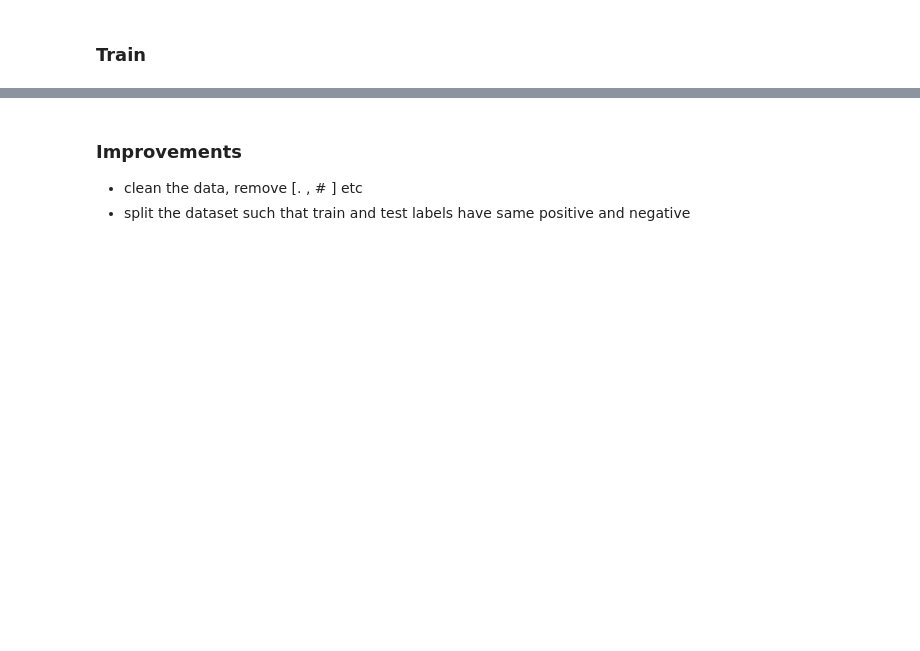
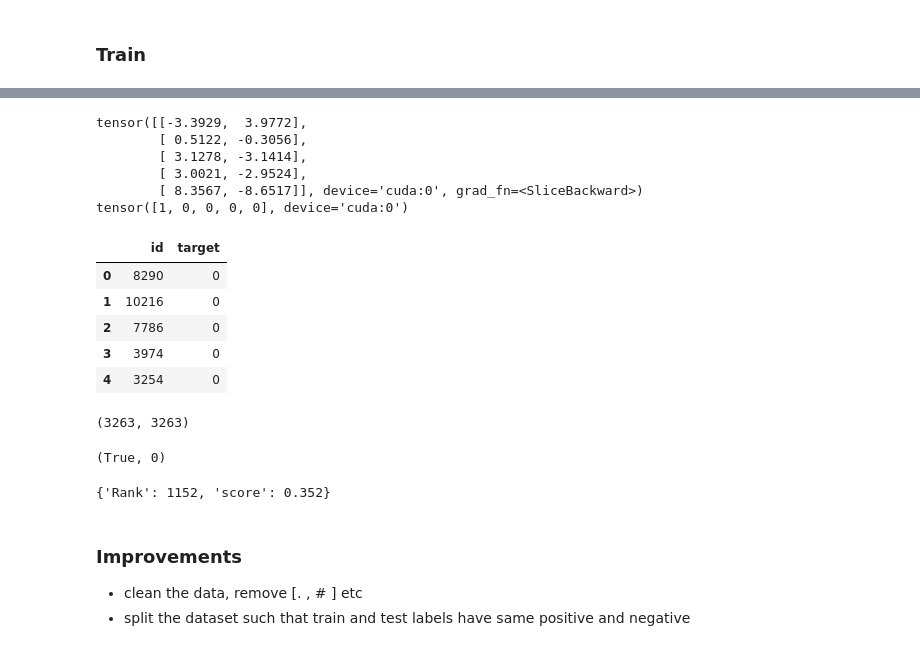
Before and after one commit to harshraj22/DeepLearning, a Jupyter notebook: submissions/Kaggle [Disaster Tweet]/Disaster_Tweet_Kaggle.ipynb, the cells around one changed output, grey strips where cells are left out. Saved outputs shown, nothing was run; the diff lists cells and outputs as text; code cells hidden in the pictures; blank space fills up the shorter version.

```diff
--- a/submissions/Kaggle [Disaster Tweet]/Disaster_Tweet_Kaggle.ipynb
+++ b/submissions/Kaggle [Disaster Tweet]/Disaster_Tweet_Kaggle.ipynb
@@ -281,0 +362,8 @@ list(df['text'])[40:100]
+# %%
+# list(test_data)
+cnt = 10
+for _, x in zip(list(range(cnt)), test_data):
+    print(x.text, x.id)
+    # out = model(x.text)
+    # print(out)
+    # break
@@ -281,0 +381,41 @@ list(df['text'])[40:100]
+# %%
+for x in test_iterator:
+    # print(x.text, x.id)
+    # print(x.id, x.id.shape)
+    out = model(x.text)
+    print(out[:5])
+    out = torch.argmax(out, dim=1)
+    print(out[:5])
+    break
+# %% [output]
+tensor([[-3.3929,  3.9772],
+        [ 0.5122, -0.3056],
+        [ 3.1278, -3.1414],
+        [ 3.0021, -2.9524],
+        [ 8.3567, -8.6517]], device='cuda:0', grad_fn=<SliceBackward>)
+tensor([1, 0, 0, 0, 0], device='cuda:0')
+# %%
+preds = pd.DataFrame(columns=['id', 'target'])
+# %%
+model.eval()
+
+for batch in test_iterator:
+    inputs, ids = batch.text.cuda(), batch.id
+    outs = model(inputs)
+    outs = torch.argmax(outs, dim=1)
+
+    for out, id in zip(outs, ids):
+        preds = preds.append({'id': id.item(), 'target': Labels.vocab.itos[out.item()]}, ignore_index=True)
+# %%
+preds.head()
+# %% [output]
+|  | id | target |
+| 0 | 8290 | 0 |
+| 1 | 10216 | 0 |
+| 2 | 7786 | 0 |
+| 3 | 3974 | 0 |
+| 4 | 3254 | 0 |
+# %%
+len(preds), len(test_data)
+# %% [output]
+(3263, 3263)
@@ -282,3 +424,12 @@ list(df['text'])[40:100]
+# %%
+org = set(pd.read_csv('test.csv')['id'])
+org == set(preds['id']), len(org - set(preds['id']))
+# %% [output]
+(True, 0)
+# %%
+{'Rank': 1152, 'score': 0.352}
+# %% [output]
+{'Rank': 1152, 'score': 0.352}
 # %% [markdown]
 ### Improvements
 
```
Also changed, not shown: parts of 24 cells of this notebook.
